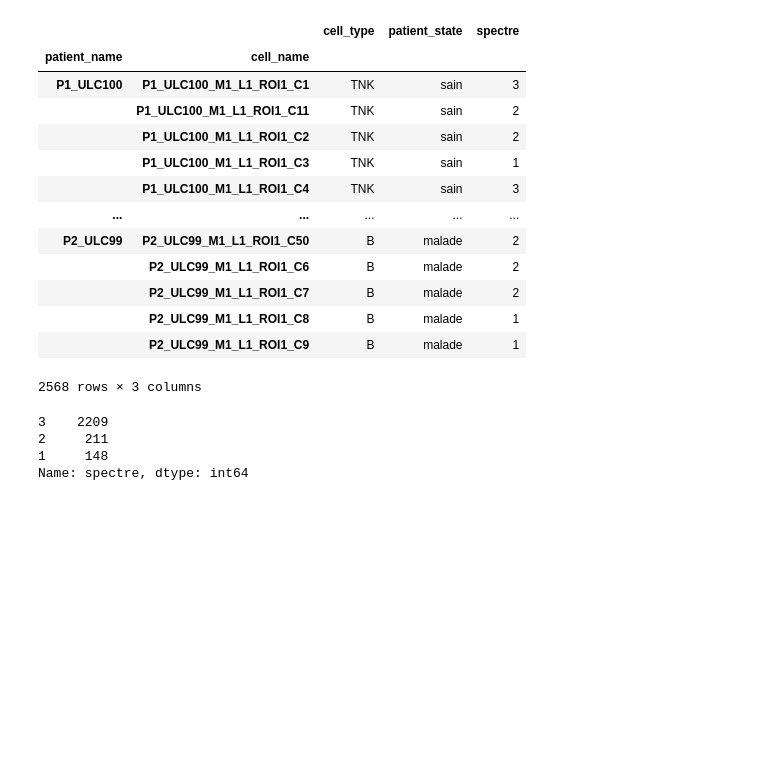
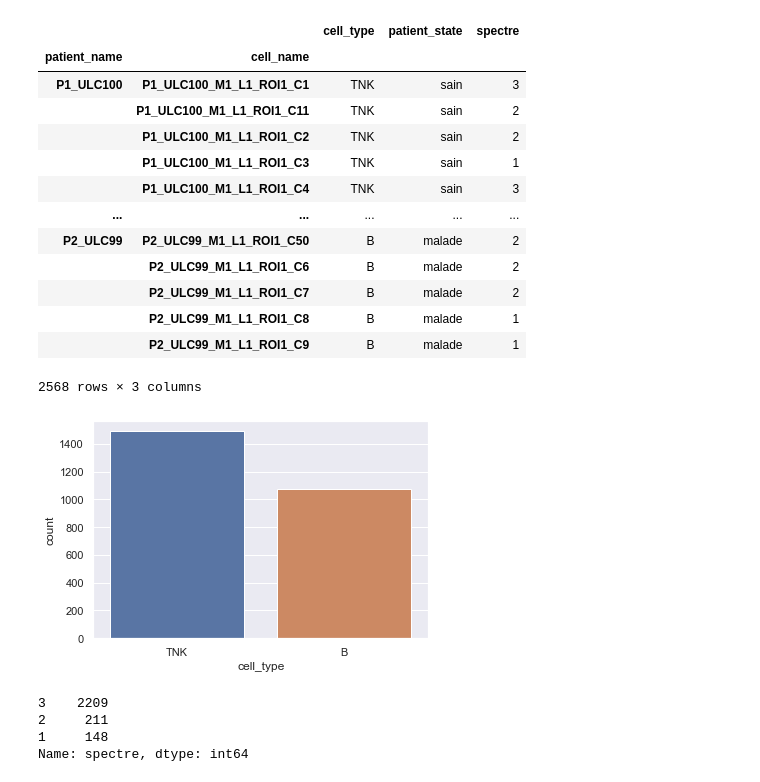
Before and after one commit to AntoninDuval/Predict-leukemia, a Jupyter notebook: Exploration.ipynb, the cells around one changed output. Cells and saved outputs as stored; diff of their text form; code cells hidden in the pictures; blank space fills up the shorter version.

```diff
--- a/Exploration.ipynb
+++ b/Exploration.ipynb
@@ -67,6 +68,10 @@ cell_df
 |  | P2_ULC99_M1_L1_ROI1_C8 | B | malade | 1 |
 |  | P2_ULC99_M1_L1_ROI1_C9 | B | malade | 1 |
 2568 rows × 3 columns
+# %%
+a = sns.countplot(cell_df['cell_type'])
+# %% [output]
+[figure, added]
 # %%
 print(cell_df['spectre'].value_counts())
 plot = sns.barplot(data=cell_df, x="cell_type",y="spectre")\
```
Also changed, not shown: parts of 8 cells of this notebook, 2 other files.
